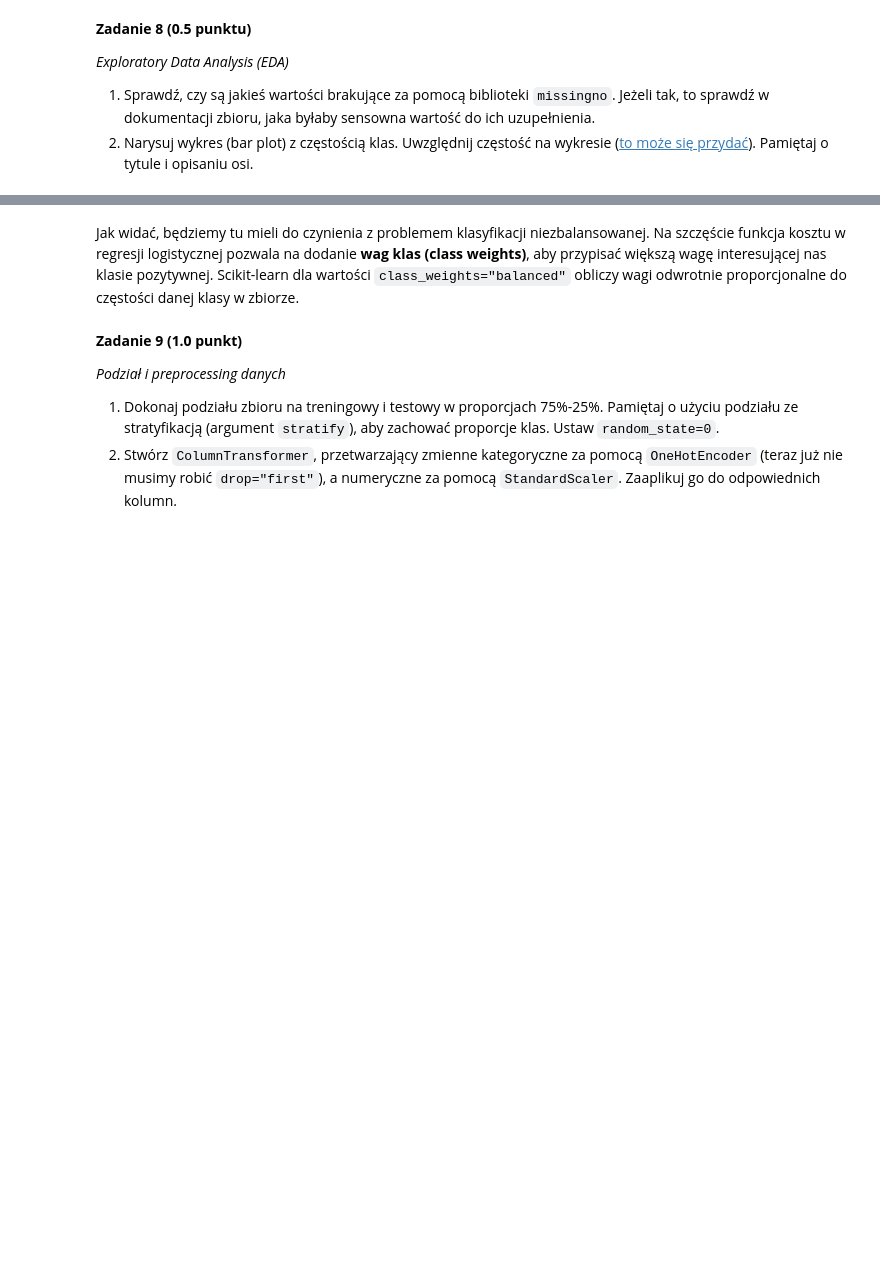
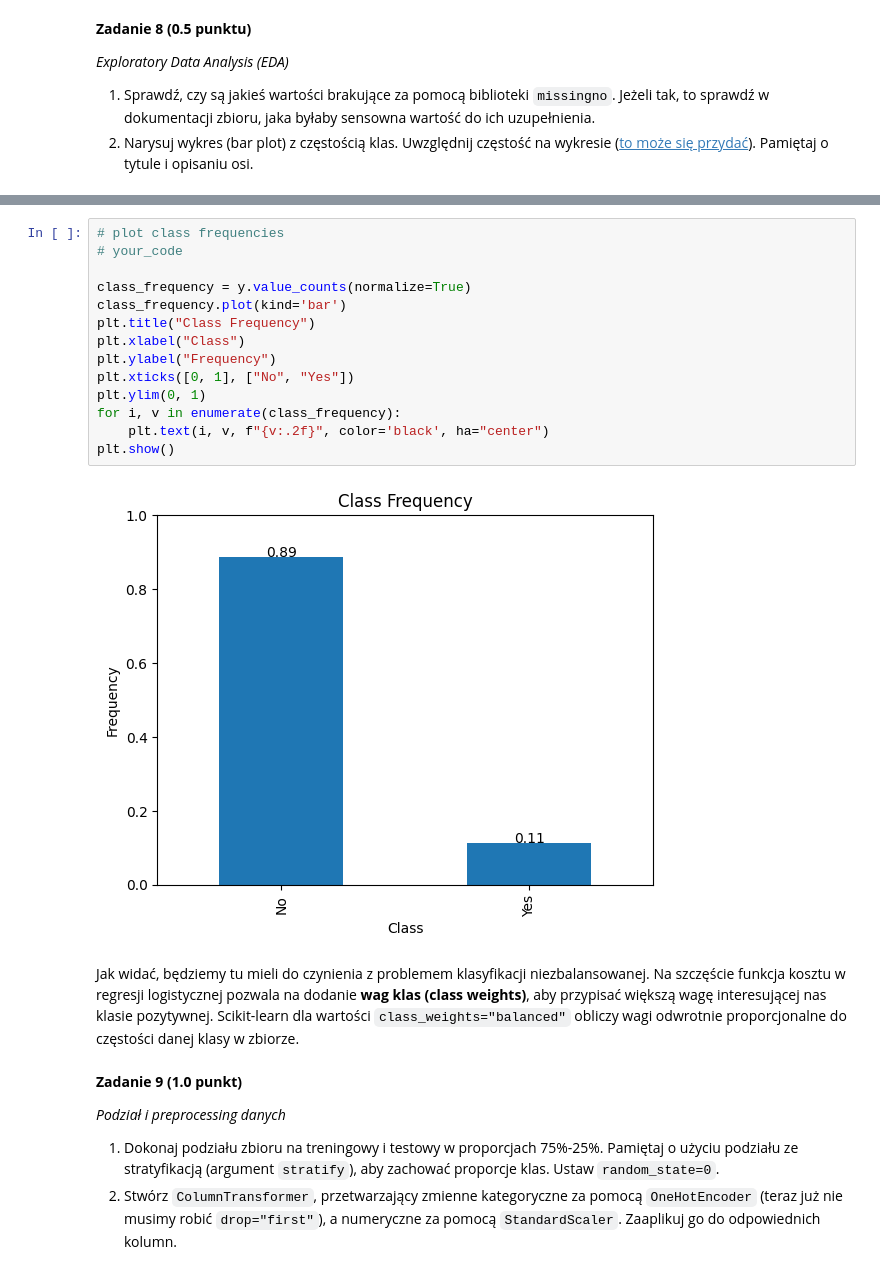
Before and after one commit to jaugustyn02/basics-of-artificial-intelligence, a Jupyter notebook: lab1/lab_1.ipynb, the cells around one changed output, grey strips where cells are left out. Drawn from its saved outputs; the diff is of its cells as text; blank space fills up the shorter version.

```diff
--- a/lab1/lab_1.ipynb
+++ b/lab1/lab_1.ipynb
@@ -1073,3 +1128,19 @@ y_mapping = {
+# %%
+# plot class frequencies
+# your_code
+
+class_frequency = y.value_counts(normalize=True)
+class_frequency.plot(kind='bar')
+plt.title("Class Frequency")
+plt.xlabel("Class")
+plt.ylabel("Frequency")
+plt.xticks([0, 1], ["No", "Yes"])
+plt.ylim(0, 1)
+for i, v in enumerate(class_frequency):
+    plt.text(i, v, f"{v:.2f}", color='black', ha="center")
+plt.show()
+# %% [output]
+[figure, added]
 # %% [markdown]
 Jak widać, będziemy tu mieli do czynienia z problemem klasyfikacji niezbalansowanej. Na szczęście funkcja kosztu w regresji logistycznej pozwala na dodanie **wag klas (class weights)**, aby przypisać większą wagę interesującej nas klasie pozytywnej. Scikit-learn dla wartości `class_weights="balanced"` obliczy wagi odwrotnie proporcjonalne do częstości danej klasy w zbiorze.
 # %% [markdown]
```
Also changed, not shown: parts of 13 cells of this notebook.
